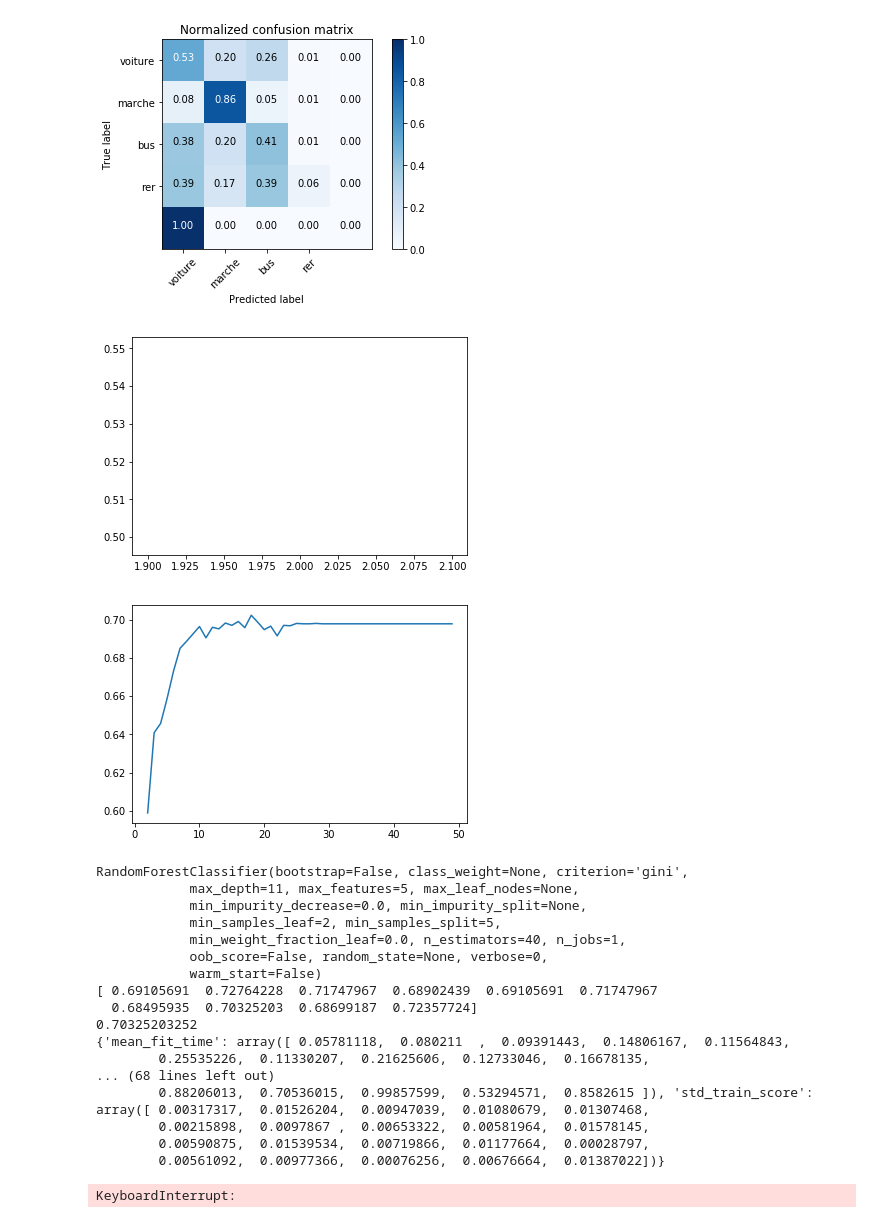
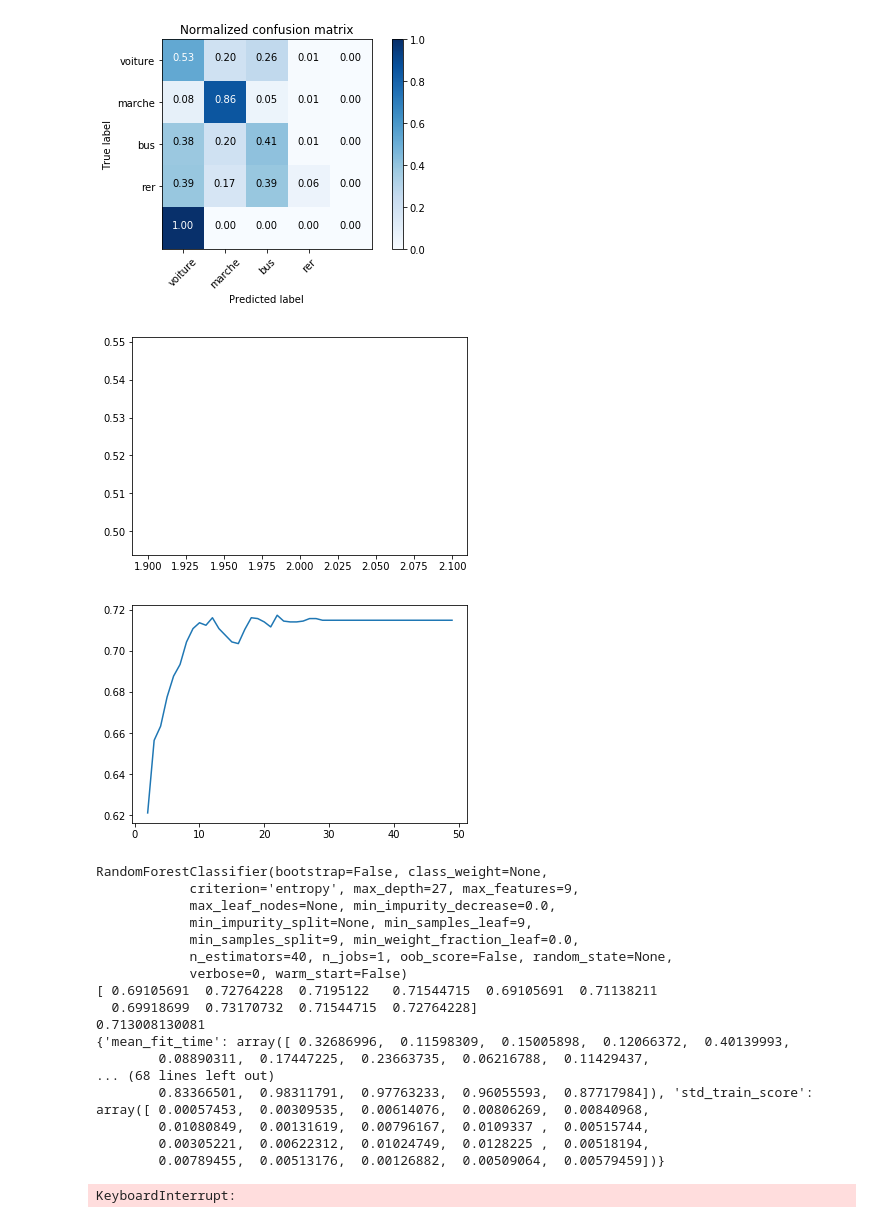
Before and after one commit to koper921/ProjetGpsFinal, a Jupyter notebook: Projet au propre avec Modif vitesse et acceleration ameliroation RER 60%.ipynb, the cells around one changed output. Saved outputs shown, nothing was run; the diff lists cells and outputs as text; code cells hidden in the pictures.

```diff
--- a/Projet au propre avec Modif vitesse et acceleration ameliroation RER 60%.ipynb
+++ b/Projet au propre avec Modif vitesse et acceleration ameliroation RER 60%.ipynb
@@ -1125,10 +1431,10 @@ Cluster['longitude2']=0
 
 
 for i in range (0 , len(Cluster)):
-    Cluster['latitude1'].iloc[i]=float(Cluster['latitude'].iloc[i])-0.0000899*5  #0.0000899 correspond à 10 metre en latitude
-    Cluster['latitude2'].iloc[i]=float(Cluster['latitude'].iloc[i])+0.0000899*5
-    Cluster['longitude1'].iloc[i]=float(Cluster['longitude'].iloc[i])-0.000139*5 #0.000139 correspond à 10 mètres en longitude
-    Cluster['longitude2'].iloc[i]=float(Cluster['longitude'].iloc[i])+0.000139*5
+    Cluster['latitude1'].iloc[i]=float(Cluster['latitude'].iloc[i])-0.0000899*3  #0.0000899 correspond à 10 metre en latitude
+    Cluster['latitude2'].iloc[i]=float(Cluster['latitude'].iloc[i])+0.0000899*3
+    Cluster['longitude1'].iloc[i]=float(Cluster['longitude'].iloc[i])-0.000139*3 #0.000139 correspond à 10 mètres en longitude
+    Cluster['longitude2'].iloc[i]=float(Cluster['longitude'].iloc[i])+0.000139*3
 # %% [output]
 A value is trying to be set on a copy of a slice from a DataFrame
 
@@ -1147,0 +1456,21 @@ df_1.to_csv('XarrCluster.csv', sep=',')
+# %%
+df_1['StopArret']=0
+df_1['StopB']=0
+for i in range (0,len(df_1)):
+    if df_1.speed[i] <4:
+        df_1.set_value(i ,'StopB',1)
+for i in range(0,len(df_1)):
+    if df_1.StopB[i]==df_1.DebFin[i] and  df_1.DebFin[i]==1 :
+
+        df_1.set_value(i ,'StopArret',1)
+# %%
+
+df_1['StopT']=0
+df_1['StopArretTrain']=0
+for i in range (0,len(df_1)):
+    if df_1.speed[i] <8:
+        df_1.set_value(i ,'StopT',1)
+for i in range(0,len(df_1)):
+    if df_1.StopT[i]==df_1.RerGare[i] and  df_1.RerGare[i]==1 :
+
+        df_1.set_value(i ,'StopArretTrain',1)
@@ -1238,8 +1623,8 @@ Normalized confusion matrix
 #df_essai= df_1[['speed',  'acceleration','angle','smooth','Id1','DebFin', 'vitesseMoyenne','DF','RerGare', 'Cluster']]
 #df_essai= df_1[['speed',  'acceleration','angle','DebFin','Id1','smooth']] 70.8% de précision
 #vitesseMoyenne  et vitesseTraj mauvaise variables fait perdre en précision
-
-df_essai= df_1[['speed',  'acceleration','angle','Id1','smooth', 'RerGare','DebFin' ]]
+import numpy as np
+df_essai= df_1[['speed',  'acceleration','angle','Id1','smooth', 'RerGare','DebFin', 'StopArret','StopArretTrain']]
 #df_essai= df_3[['speed',  'acceleration','angle','smooth','Id1']]
 df_essai = df_essai[np.isfinite(df_essai['acceleration'])]
 #df_essai = df_essai[np.isfinite(df_essai['VitesseTraj'])]
@@ -1248,6 +1633,8 @@ df_essai = df_essai[np.isfinite(df_essai['speed'])]
 # %%
 from sklearn.model_selection import ShuffleSplit
 from sklearn.model_selection import cross_val_score
+df_2 = pd.read_csv('C:/Users/MyPC/Desktop/Projet Gps/ProjetGitHub - Copie (2)/ymodifV.csv')
+
 y= list(df_2.iloc[:,1])
 X = extract_features(df_essai, column_id="Id1", default_fc_parameters=MinimalFCParameters())
 index= []
@@ -1259,36 +1646,36 @@ for i in range(2,3):
     #print(scores)
     #print("Accuracy: %0.2f (+/- %0.2f)" % (scores.mean(), scores.std() * 2))
     resultat.append(scores.mean())
 
 plot(index,resultat)
 plt.show()
 del index
 del resultat
 index= []
 resultat=[]
 
 
 from sklearn.ensemble import RandomForestClassifier
 from sklearn.datasets import make_classification
 
 
 
 
 for i in range(2,50):
     index.append(i)
     clf = RandomForestClassifier(max_depth=i,n_estimators=40, random_state=0)
-    cv = ShuffleSplit(n_splits=10, test_size=0.2, random_state=0)
+    cv = ShuffleSplit(n_splits=10, test_size=0.1, random_state=0)
 
     scores = cross_val_score(clf, X, y, cv=cv)
     #print(scores)
     #print("Accuracy: %0.2f (+/- %0.2f)" % (scores.mean(), scores.std() * 2))
     resultat.append(scores.mean())
 
 plot(index,resultat)
 plt.show()
 # %% [output]
-[figure, old version]
+[figure, new version]
-[figure, old version]
+[figure, new version]
 # %%
 #randomized grid search
 
@@ -1307,7 +1694,7 @@ from sklearn.model_selection import RandomizedSearchCV
 from sklearn.model_selection import GridSearchCV
 clf = RandomForestClassifier(n_estimators=40)
 
-param_dist = {"max_depth": sp_randint(1, 20),
+param_dist = {"max_depth": sp_randint(24, 30),
               "max_features": sp_randint(1, 11),
               "min_samples_split": sp_randint(2, 11),
               "min_samples_leaf": sp_randint(1, 11),
@@ -1317,30 +1704,30 @@ n_iter_search = 20
 grid_search = RandomizedSearchCV(clf, param_distributions=param_dist, n_iter=n_iter_search, refit=True)
 grid_search.fit(X, y)
 print(grid_search.best_estimator_)
-cv = ShuffleSplit(n_splits=10, test_size=0.2, random_state=0)
+cv = ShuffleSplit(n_splits=10, test_size=0.1, random_state=0)
 
 scores = cross_val_score(grid_search.best_estimator_, X, y, cv=cv)
 print(scores)
 print(scores.mean())
 print(grid_search.cv_results_)
 # %% [output]
-RandomForestClassifier(bootstrap=False, class_weight=None, criterion='gini',
-            max_depth=11, max_features=5, max_leaf_nodes=None,
-            min_impurity_decrease=0.0, min_impurity_split=None,
-            min_samples_leaf=2, min_samples_split=5,
-            min_weight_fraction_leaf=0.0, n_estimators=40, n_jobs=1,
-            oob_score=False, random_state=None, verbose=0,
-            warm_start=False)
-[ 0.69105691  0.72764228  0.71747967  0.68902439  0.69105691  0.71747967
-  0.68495935  0.70325203  0.68699187  0.72357724]
-0.70325203252
-{'mean_fit_time': array([ 0.05781118,  0.080211  ,  0.09391443,  0.14806167,  0.11564843,
-        0.25535226,  0.11330207,  0.21625606,  0.12733046,  0.16678135,
+RandomForestClassifier(bootstrap=False, class_weight=None,
+            criterion='entropy', max_depth=27, max_features=9,
+            max_leaf_nodes=None, min_impurity_decrease=0.0,
+            min_impurity_split=None, min_samples_leaf=9,
+            min_samples_split=9, min_weight_fraction_leaf=0.0,
+            n_estimators=40, n_jobs=1, oob_score=False, random_state=None,
+            verbose=0, warm_start=False)
+[ 0.69105691  0.72764228  0.7195122   0.71544715  0.69105691  0.71138211
+  0.69918699  0.73170732  0.71544715  0.72764228]
+0.713008130081
+{'mean_fit_time': array([ 0.32686996,  0.11598309,  0.15005898,  0.12066372,  0.40139993,
+        0.08890311,  0.17447225,  0.23663735,  0.06216788,  0.11429437,
 ... (68 lines left out)
-        0.88206013,  0.70536015,  0.99857599,  0.53294571,  0.8582615 ]), 'std_train_score': array([ 0.00317317,  0.01526204,  0.00947039,  0.01080679,  0.01307468,
-        0.00215898,  0.0097867 ,  0.00653322,  0.00581964,  0.01578145,
-        0.00590875,  0.01539534,  0.00719866,  0.01177664,  0.00028797,
-        0.00561092,  0.00977366,  0.00076256,  0.00676664,  0.01387022])}
+        0.83366501,  0.98311791,  0.97763233,  0.96055593,  0.87717984]), 'std_train_score': array([ 0.00057453,  0.00309535,  0.00614076,  0.00806269,  0.00840968,
+        0.01080849,  0.00131619,  0.00796167,  0.0109337 ,  0.00515744,
+        0.00305221,  0.00622312,  0.01024749,  0.0128225 ,  0.00518194,
+        0.00789455,  0.00513176,  0.00126882,  0.00509064,  0.00579459])}
 # %%
 #randomized grid search
 
```
Also changed, not shown: parts of 9 cells of this notebook.
